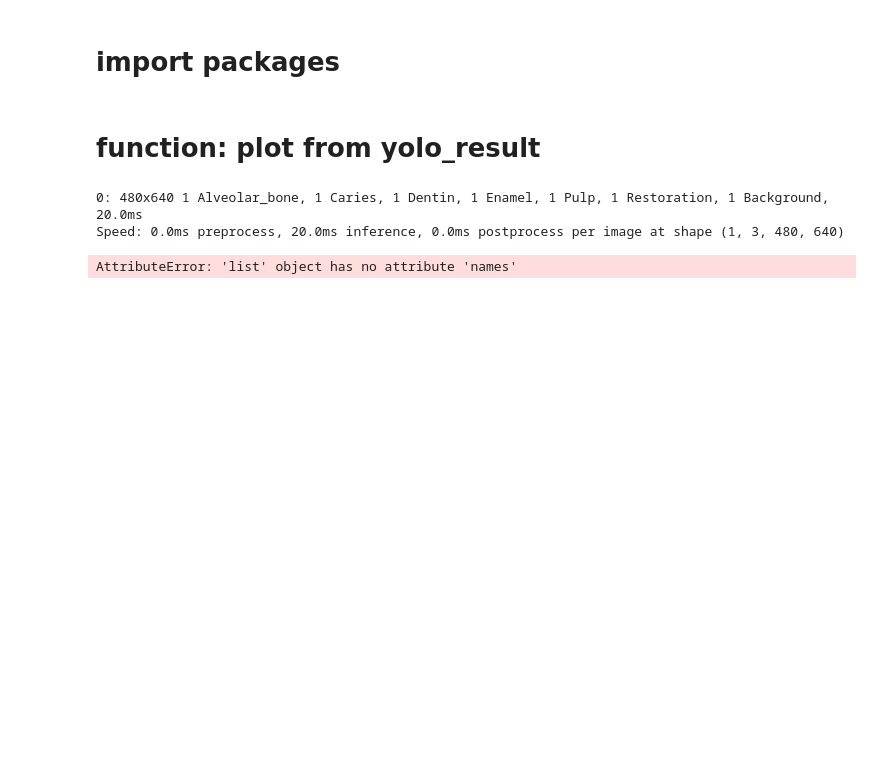
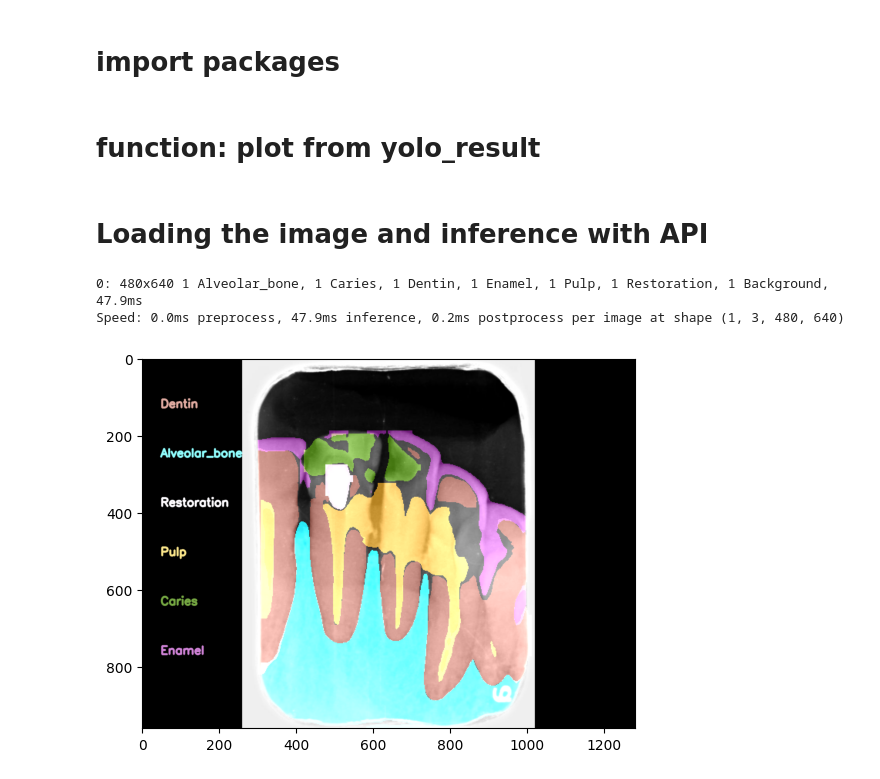
Before and after one commit to smartsurgerytek/dentistry-inference-fastapi, a Jupyter notebook: notebooks/dentistry_model_inference.ipynb, the cells around one changed output. Saved outputs shown, nothing was run; the diff lists cells and outputs as text; code cells hidden in the pictures; blank space fills up the shorter version.

```diff
--- a/notebooks/dentistry_model_inference.ipynb
+++ b/notebooks/dentistry_model_inference.ipynb
@@ -85,27 +85,29 @@ def plot_yolo_results(results: 'ultralytics.YOLOResult', image: np.ndarray, plot
                         cv2.putText(plot_image, class_name, text_position, font_face, font_scale, map_color, thickness, line_type)
             plt.imshow(plot_image)
             plt.show()
+# %% [markdown]
+# Loading the image and inference with API
 # %%
 image_path='../data/pics/caries-0.6741573-260-760_1_2022052768.png'
 image = cv2.imread(image_path)
 image = cv2.cvtColor(image, cv2.COLOR_BGR2RGB)
 model = YOLO('../dentistry_yolov8n_20240807_all.pt')
 
-results=model(image,iou=0)
+results=model.predict(image,iou=0.1,conf=0.5)
 result=results[0]
 
 with open('../conf/mask_color_setting.json', 'r') as file:
     color_dict = json.load(file)
 plot_setting={
     'color_dict':color_dict,
     'font_face':cv2.FONT_HERSHEY_SIMPLEX,
     'font_scale':1,
     'thickness':3,
     'line_type':cv2.LINE_AA,
 }
 
 plot_yolo_results(results, image, plot_setting)
 # %% [output]
-0: 480x640 1 Alveolar_bone, 1 Caries, 1 Dentin, 1 Enamel, 1 Pulp, 1 Restoration, 1 Background, 20.0ms
-Speed: 0.0ms preprocess, 20.0ms inference, 0.0ms postprocess per image at shape (1, 3, 480, 640)
+0: 480x640 1 Alveolar_bone, 1 Caries, 1 Dentin, 1 Enamel, 1 Pulp, 1 Restoration, 1 Background, 47.9ms
+Speed: 0.0ms preprocess, 47.9ms inference, 0.2ms postprocess per image at shape (1, 3, 480, 640)
-AttributeError: 'list' object has no attribute 'names'
+[figure, added]
```
Also changed, not shown: 2 other files.
